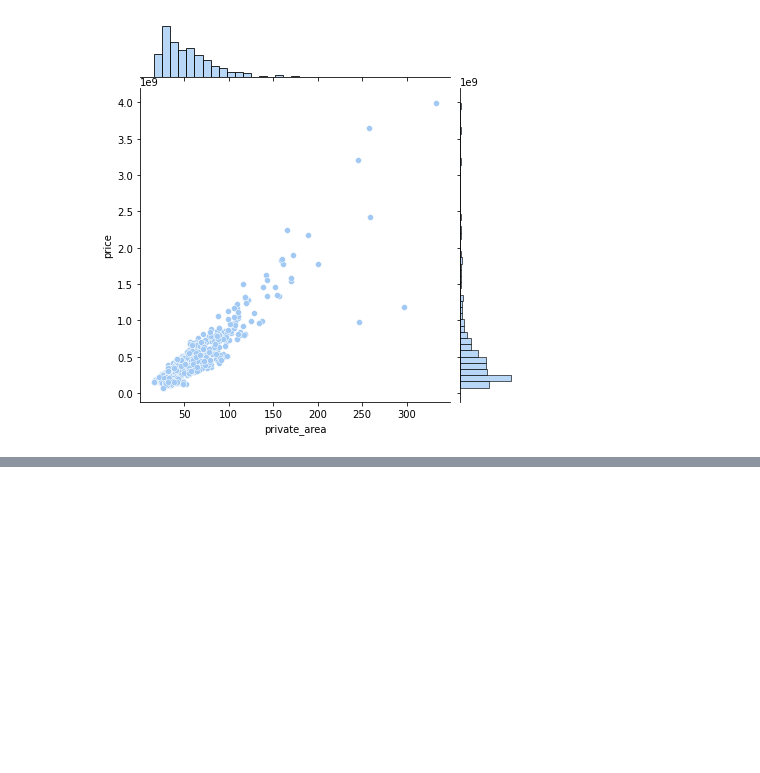
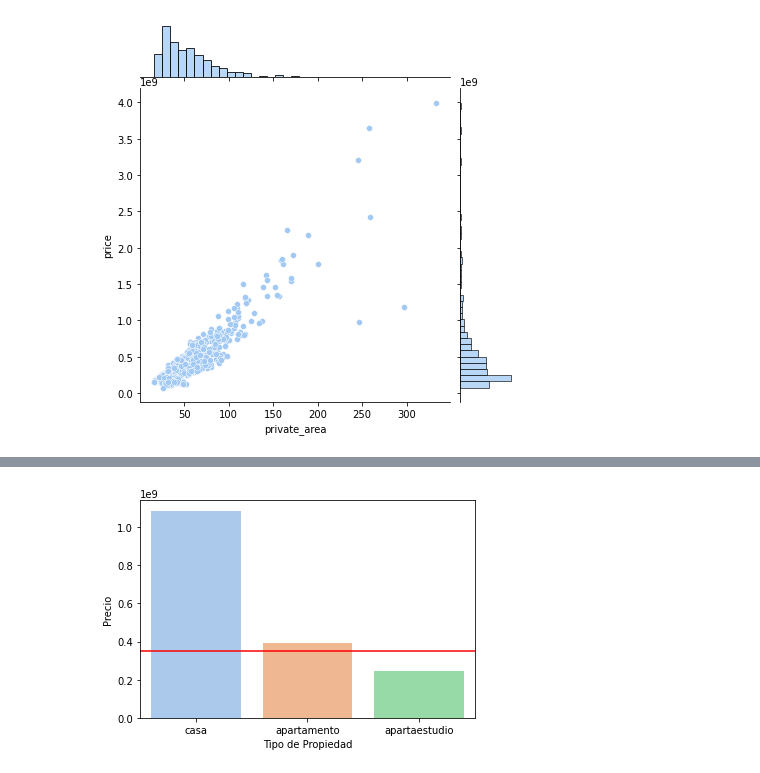
Before and after one commit to diegoestradamd/real_estate_analysis, a Jupyter notebook: main.ipynb, the cells around one changed output, grey strips where cells are left out. Saved outputs shown, nothing was run; the diff lists cells and outputs as text; code cells hidden in the pictures; blank space fills up the shorter version.

```diff
--- a/main.ipynb
+++ b/main.ipynb
@@ -365,0 +368,4 @@ plt.show()
+# %%
+price_by_type = projects.groupby(['type'])['price'].median().sort_values(ascending=False)
+price_by_type = price_by_type.to_frame()
+price_by_type
@@ -365,0 +378,10 @@ plt.show()
+# %%
+median_price = projects['price'].median()
+
+sns.barplot(data=price_by_type, x=price_by_type.index, y='price')
+plt.axhline(median_price, c='r')
+plt.xlabel('Tipo de Propiedad')
+plt.ylabel('Precio')
+plt.show()
+# %% [output]
+[figure, added]
```
Also changed, not shown: parts of 12 cells of this notebook.
